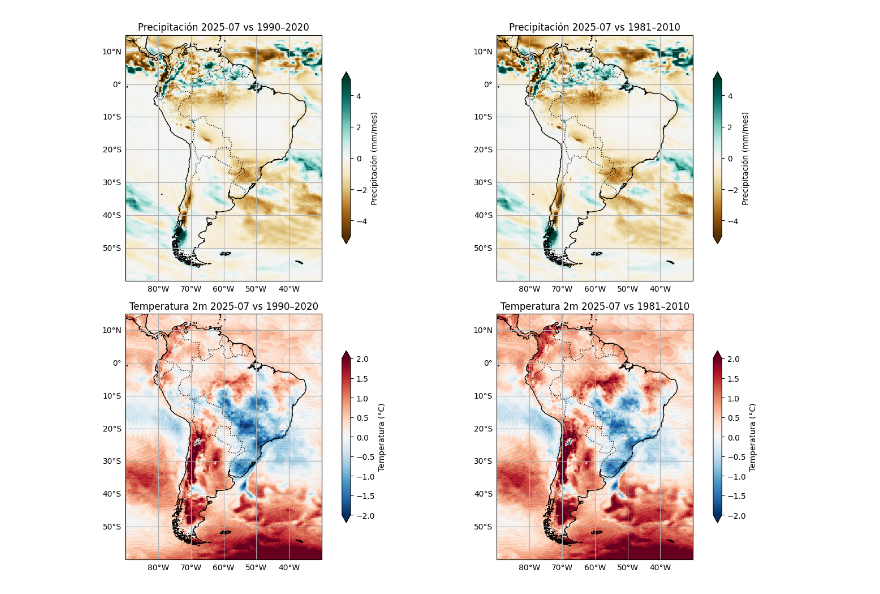
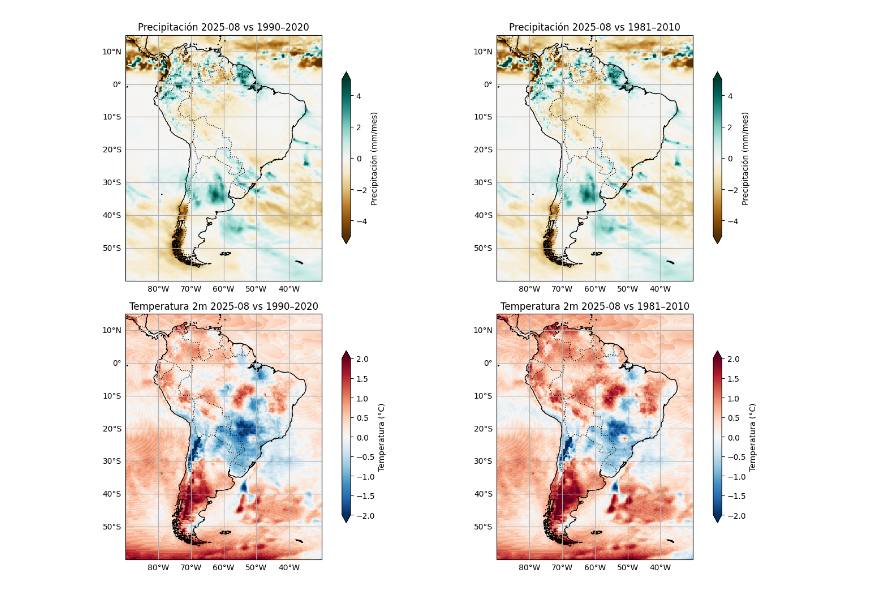
Before and after one commit to SMN-SENAMHI/MONITOREO, a Jupyter notebook: ERA5_SURFACE_MONTH.ipynb, the cells around one changed output. Drawn from its saved outputs; the diff is of its cells as text; code cells hidden in the pictures.

```diff
--- a/ERA5_SURFACE_MONTH.ipynb
+++ b/ERA5_SURFACE_MONTH.ipynb
@@ -95,7 +96,7 @@ warnings.filterwarnings("ignore", category=UserWarning)
 # ============================================
 # 3. Definir fecha de análisis
 # ============================================
-fecha_analisis = "2025-07"   # AAAA-MM
+fecha_analisis = "2025-08"   # AAAA-MM
 anio, mes = fecha_analisis.split("-")
 mes = int(mes)  # para climatologías
 
@@ -214,34 +215,34 @@ anom_tp_1990_2020.plot(
     cmap="BrBG", vmin=-5, vmax=5,
     cbar_kwargs={"label": "Precipitación (mm/mes)", "shrink": 0.7}
 )
 axes[0,0].set_title(f"Precipitación {fecha_analisis} vs 1990–2020")
 
 anom_tp_1981_2010.plot(
     ax=axes[0,1], transform=ccrs.PlateCarree(),
     cmap="BrBG", vmin=-5, vmax=5,
     cbar_kwargs={"label": "Precipitación (mm/mes)", "shrink": 0.7}
 )
 axes[0,1].set_title(f"Precipitación {fecha_analisis} vs 1981–2010")
 
 # Temperatura (RdBu_r, -2 a +2 °C)
 anom_t2m_1990_2020.plot(
     ax=axes[1,0], transform=ccrs.PlateCarree(),
     cmap="RdBu_r", vmin=-2, vmax=2,
     cbar_kwargs={"label": "Temperatura (°C)", "shrink": 0.7}
 )
 axes[1,0].set_title(f"Temperatura 2m {fecha_analisis} vs 1990–2020")
 
 anom_t2m_1981_2010.plot(
     ax=axes[1,1], transform=ccrs.PlateCarree(),
     cmap="RdBu_r", vmin=-2, vmax=2,
     cbar_kwargs={"label": "Temperatura (°C)", "shrink": 0.7}
 )
 axes[1,1].set_title(f"Temperatura 2m {fecha_analisis} vs 1981–2010")
 
 plt.tight_layout()
 plt.show()
 # %% [output]
-[figure, old version]
+[figure, new version]
 # %%
 # ============================================
 # Gráfico de precipitación mensual acumulada en un punto
```
Also changed, not shown: parts of 5 cells of this notebook.
